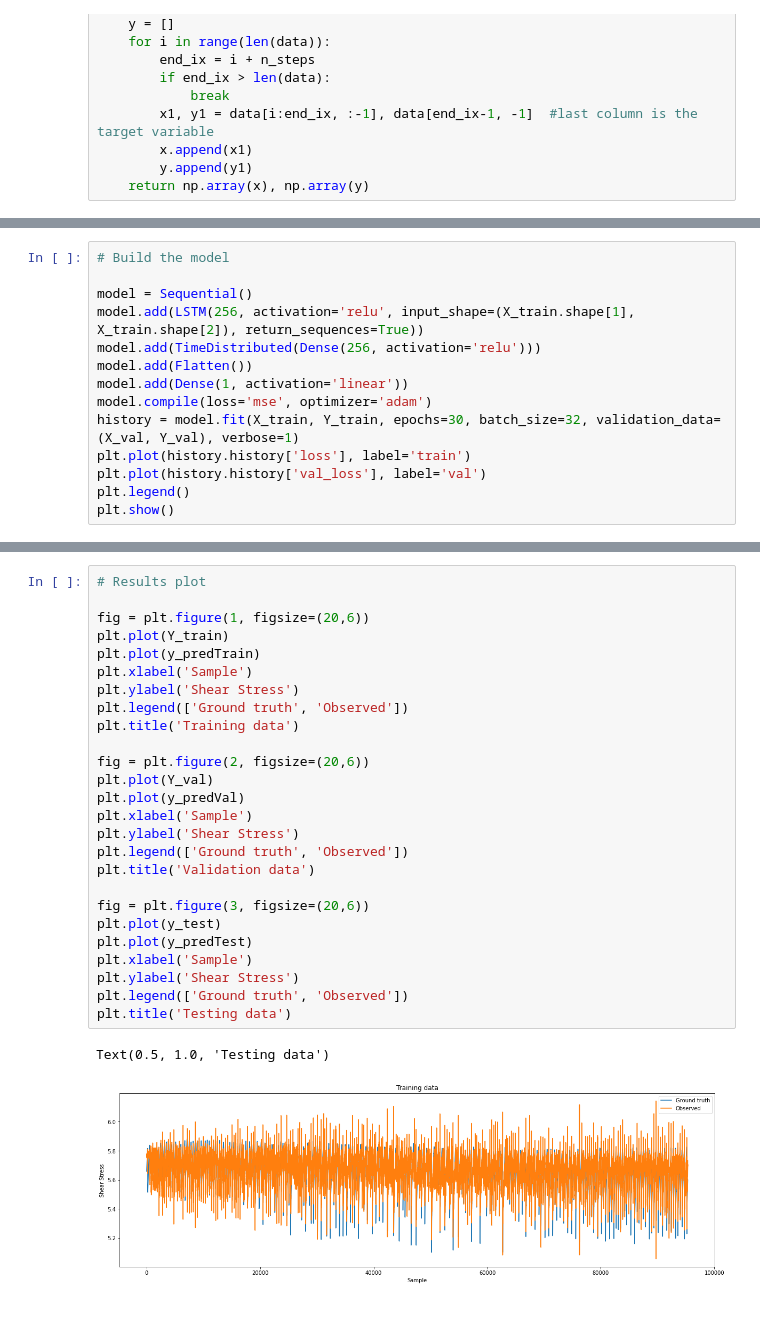
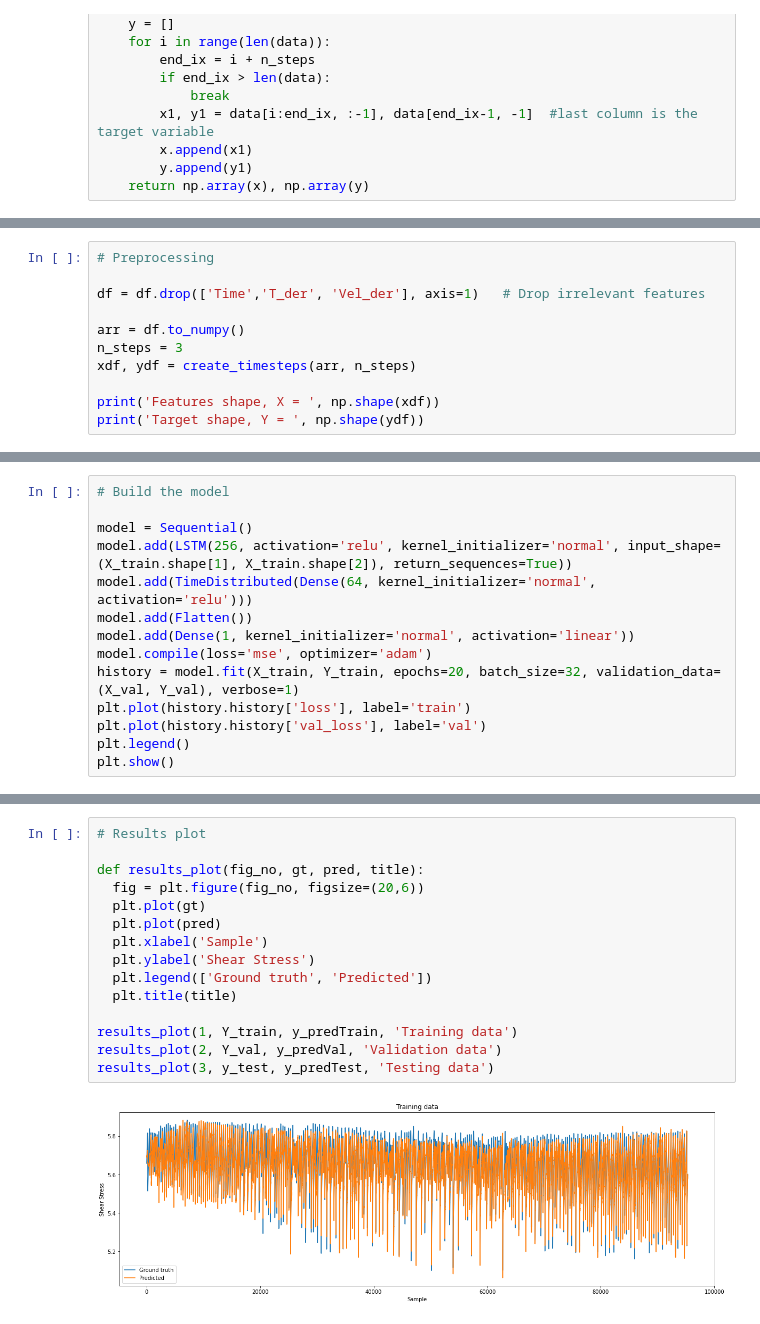
Before and after one commit to vrushaligirkar/Labquake-Prediction, a Jupyter notebook: DeepLearning/lstm_1.ipynb, the cells around one changed output, grey strips where cells are left out. Cells and saved outputs as stored; diff of their text form.

```diff
--- a/DeepLearning/lstm_1.ipynb
+++ b/DeepLearning/lstm_1.ipynb
@@ -60,0 +52,11 @@ Target shape, Y =  (132397,)
+# %%
+# Preprocessing
+
+df = df.drop(['Time','T_der', 'Vel_der'], axis=1)   # Drop irrelevant features
+
+arr = df.to_numpy()
+n_steps = 3
+xdf, ydf = create_timesteps(arr, n_steps)
+
+print('Features shape, X = ', np.shape(xdf))
+print('Target shape, Y = ', np.shape(ydf))
@@ -73,12 +93,12 @@ Testing: (26480, 3, 6)
 # Build the model
 
 model = Sequential()
-model.add(LSTM(256, activation='relu', input_shape=(X_train.shape[1], X_train.shape[2]), return_sequences=True))
-model.add(TimeDistributed(Dense(256, activation='relu')))
+model.add(LSTM(256, activation='relu', kernel_initializer='normal', input_shape=(X_train.shape[1], X_train.shape[2]), return_sequences=True))
+model.add(TimeDistributed(Dense(64, kernel_initializer='normal', activation='relu')))
 model.add(Flatten())
-model.add(Dense(1, activation='linear'))
+model.add(Dense(1, kernel_initializer='normal', activation='linear'))
 model.compile(loss='mse', optimizer='adam')
-history = model.fit(X_train, Y_train, epochs=30, batch_size=32, validation_data=(X_val, Y_val), verbose=1)
+history = model.fit(X_train, Y_train, epochs=20, batch_size=32, validation_data=(X_val, Y_val), verbose=1)
 plt.plot(history.history['loss'], label='train')
 plt.plot(history.history['val_loss'], label='val')
 plt.legend()
@@ -148,29 +168,17 @@ None
 # %%
 # Results plot
 
-fig = plt.figure(1, figsize=(20,6))
-plt.plot(Y_train)
-plt.plot(y_predTrain)
-plt.xlabel('Sample')
-plt.ylabel('Shear Stress')
-plt.legend(['Ground truth', 'Observed'])
-plt.title('Training data')
+def results_plot(fig_no, gt, pred, title):
+  fig = plt.figure(fig_no, figsize=(20,6))
+  plt.plot(gt)
+  plt.plot(pred)
+  plt.xlabel('Sample')
+  plt.ylabel('Shear Stress')
+  plt.legend(['Ground truth', 'Predicted'])
+  plt.title(title)
 
-fig = plt.figure(2, figsize=(20,6))
-plt.plot(Y_val)
-plt.plot(y_predVal)
-plt.xlabel('Sample')
-plt.ylabel('Shear Stress')
-plt.legend(['Ground truth', 'Observed'])
-plt.title('Validation data')
-
-fig = plt.figure(3, figsize=(20,6))
-plt.plot(y_test)
-plt.plot(y_predTest)
-plt.xlabel('Sample')
-plt.ylabel('Shear Stress')
-plt.legend(['Ground truth', 'Observed'])
-plt.title('Testing data')
+results_plot(1, Y_train, y_predTrain, 'Training data')
+results_plot(2, Y_val, y_predVal, 'Validation data')
+results_plot(3, y_test, y_predTest, 'Testing data')
 # %% [output]
-Text(0.5, 1.0, 'Testing data')
-[figure, old version]
+[figure, new version]
```
Also changed, not shown: parts of 10 cells of this notebook, 1 other file.
